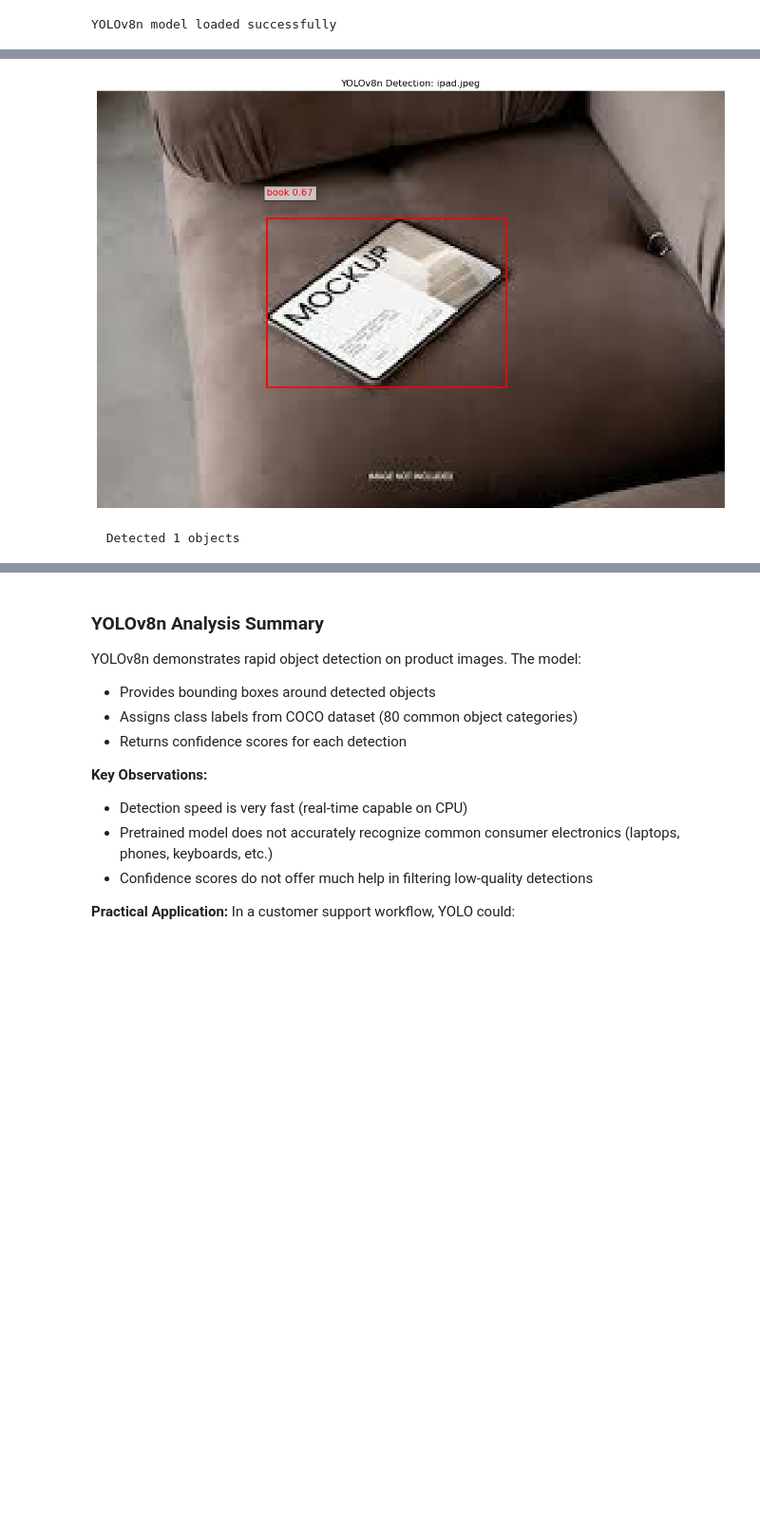
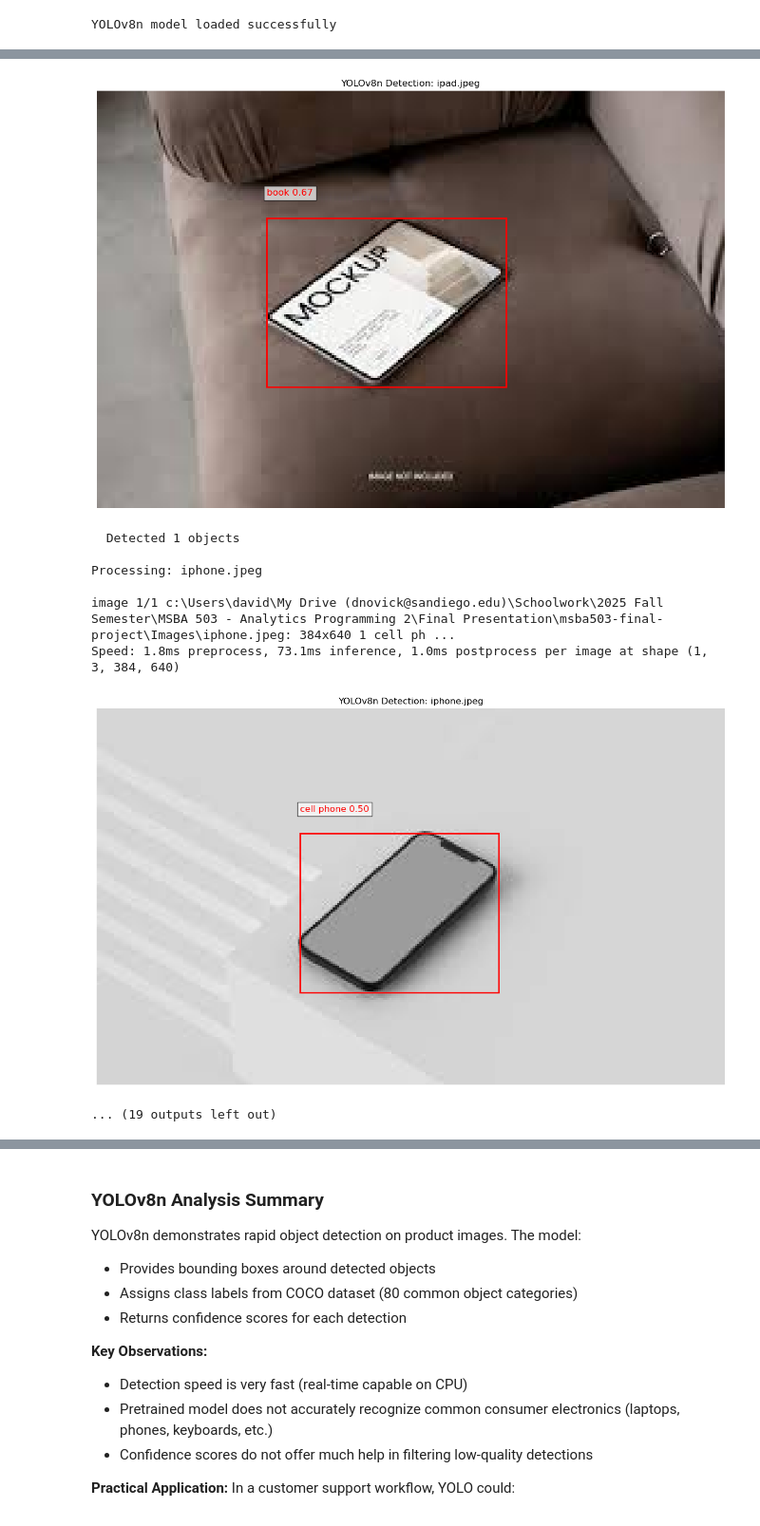
Before and after one commit to kayla-george/msba503-final-project, a Jupyter notebook: 05_Image_Analytics_YOLO.ipynb, the cells around one changed output, grey strips where cells are left out. Shown at 95% size. Saved outputs shown, nothing was run; the diff lists cells and outputs as text; code cells hidden in the pictures; blank space fills up the shorter version.

Commit message:
more image examples & better comparison chart

```diff
--- a/05_Image_Analytics_YOLO.ipynb
+++ b/05_Image_Analytics_YOLO.ipynb
@@ -111,7 +111,8 @@ else:
 
     detection_results = []
 
-    for img_file in image_files[:5]:  # Process first 5 images
+    # Process ALL images instead of just first 5
+    for img_file in image_files:
         img_path = os.path.join(images_dir, img_file)
         print(f"Processing: {img_file}")
 
@@ -168,5 +169,12 @@ Speed: 2.7ms preprocess, 105.7ms inference, 1.7ms postprocess per image at shape
 [figure]
   Detected 1 objects
+
+Processing: iphone.jpeg
+
+image 1/1 c:\Users\david\My Drive (dnovick@sandiego.edu)\Schoolwork\2025 Fall Semester\MSBA 503 - Analytics Programming 2\Final Presentation\msba503-final-project\Images\iphone.jpeg: 384x640 1 cell ph ...
+Speed: 1.8ms preprocess, 73.1ms inference, 1.0ms postprocess per image at shape (1, 3, 384, 640)
+[figure, added]
+... (19 outputs left out)
 # %%
 # Summary of YOLO detections
 if detection_results:
```
Also changed, not shown: parts of 7 cells of this notebook, 3 other files.
